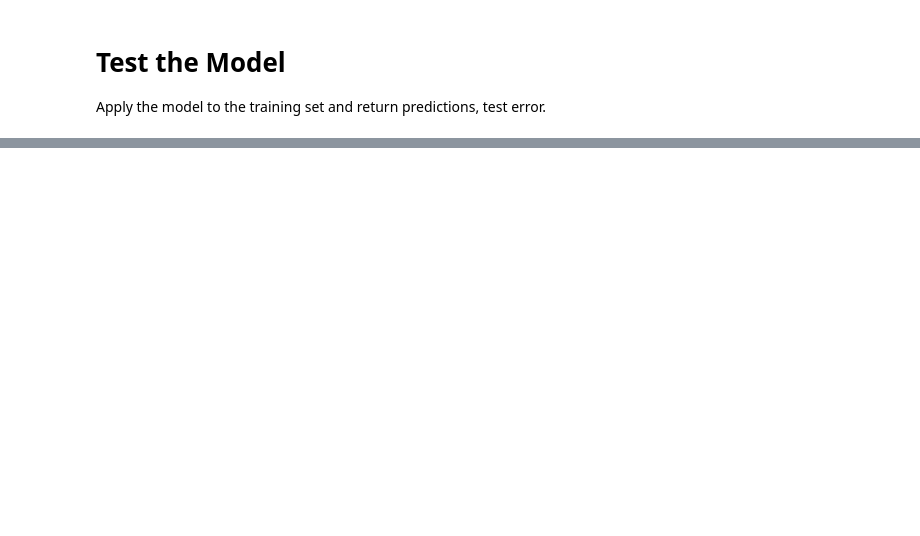
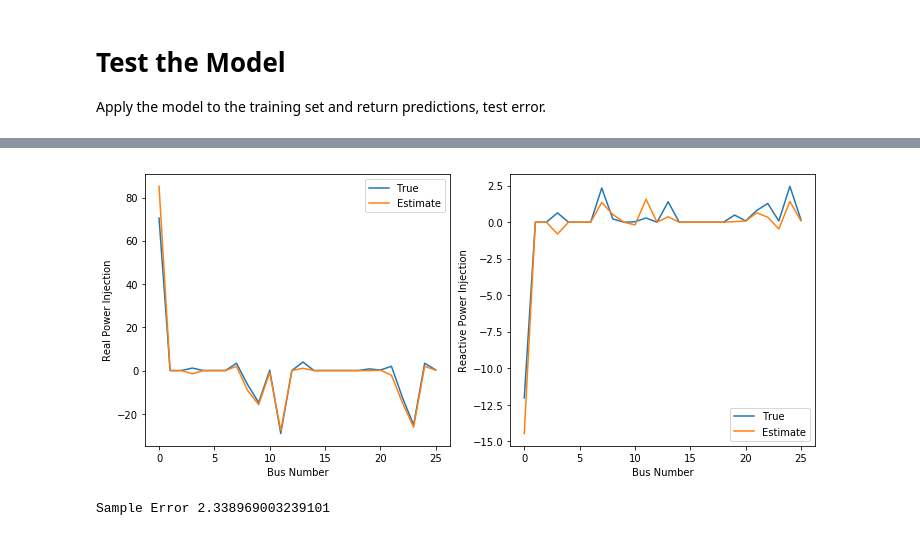
Before and after one commit to slaclab/VADER-Analytics, a Jupyter notebook: mlpowerflow/Sample_Script.ipynb, the cells around one changed output, grey strips where cells are left out. Drawn from its saved outputs; the diff is of its cells as text; code cells hidden in the pictures; blank space fills up the shorter version.

Commit message:
Successful sample script run

```diff
--- a/mlpowerflow/Sample_Script.ipynb
+++ b/mlpowerflow/Sample_Script.ipynb
@@ -184,21 +197,24 @@ print('The mean real RMSE was: ', model.mean_rmse)
 # %%
 sample_timestamp = 10  # Select a timestamp in the test set to investigate
 plt.figure(figsize=(12, 5))
 plt.subplot(121)
 plt.plot(np.arange(0, model.num_bus),
-         scale_back_multiple_y(model.y_test[sample_timestamp, np.arange(0, model.num_bus)], np.arange(0, model.num_bus)),
+         model.scale_back_multiple_y(model.y_test[sample_timestamp, np.arange(0, model.num_bus)], np.arange(0, model.num_bus)),
          np.arange(0, model.num_bus),
-         scale_back_multiple_y(model.test_y_values[sample_timestamp, np.arange(0, model.num_bus)], np.arange(0, model.num_bus)))
+         model.scale_back_multiple_y(model.test_y_values[sample_timestamp, np.arange(0, model.num_bus)], np.arange(0, model.num_bus)))
 plt.xlabel('Bus Number')
 plt.ylabel('Real Power Injection')
 plt.legend(labels=['True', 'Estimate'])
 plt.subplot(122)
 plt.plot(np.arange(0, model.num_bus),
-         scale_back_multiple_y(model.y_test[sample_timestamp, np.arange(model.num_bus, 2*model.num_bus)], np.arange(model.num_bus, 2*model.num_bus)),
+         model.scale_back_multiple_y(model.y_test[sample_timestamp, np.arange(model.num_bus, 2*model.num_bus)], np.arange(model.num_bus, 2*model.num_bus)),
          np.arange(0, model.num_bus),
-         scale_back_multiple_y(model.test_y_values[sample_timestamp,np.arange(model.num_bus, 2*model.num_bus)], np.arange(model.num_bus, 2*model.num_bus)))
+         model.scale_back_multiple_y(model.test_y_values[sample_timestamp,np.arange(model.num_bus, 2*model.num_bus)], np.arange(model.num_bus, 2*model.num_bus)))
 plt.xlabel('Bus Number')
 plt.ylabel('Reactive Power Injection')
 plt.legend(labels=['True', 'Estimate'])
 plt.show()
 print('Sample Error '+str(model.test_error_values[sample_timestamp][0]))
+# %% [output]
+[figure, added]
+Sample Error 2.338969003239101
```
Also changed, not shown: parts of 2 cells of this notebook.
